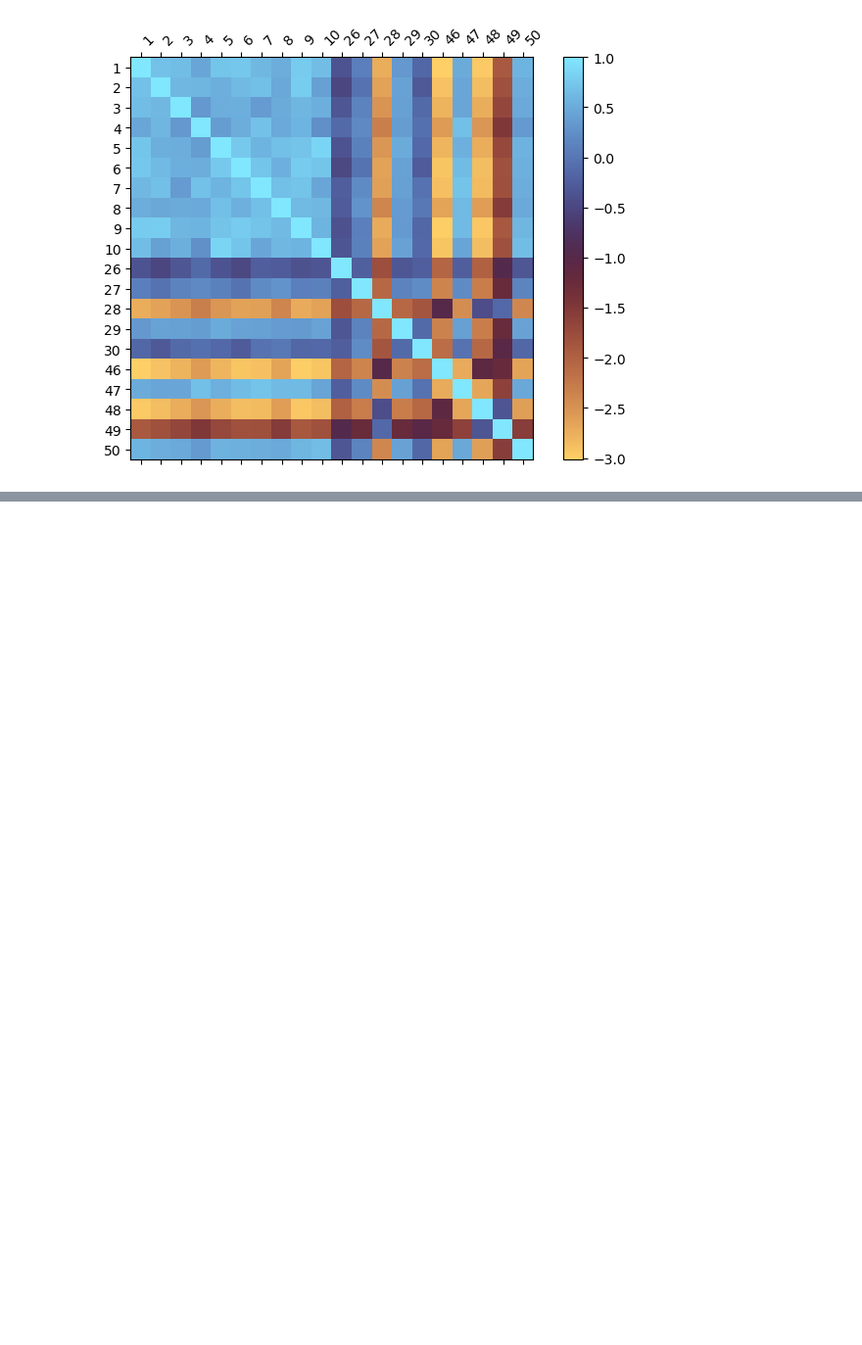
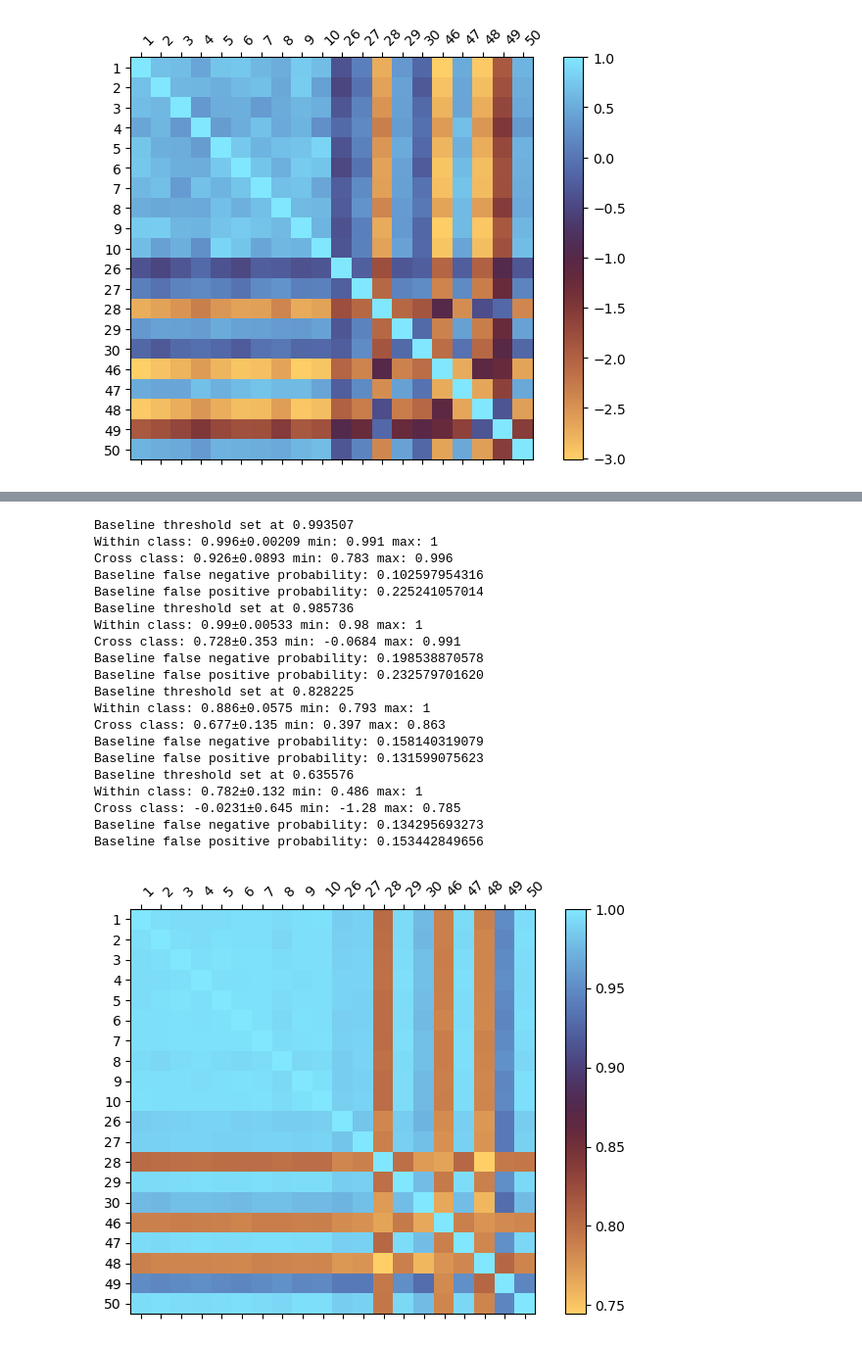
Before and after one commit to jaseg/sampling-mesh-monitor, a Jupyter notebook: jupyter_notebooks/classifier_tests.ipynb, the cells around one changed output, grey strips where cells are left out. Shown at 98% size. Saved outputs shown, nothing was run; the diff lists cells and outputs as text; code cells hidden in the pictures; blank space fills up the shorter version.

```diff
--- a/jupyter_notebooks/classifier_tests.ipynb
+++ b/jupyter_notebooks/classifier_tests.ipynb
@@ -555,0 +603,32 @@ Baseline false positive probability: 0.160396017586
+# %%
+entries = [value for entry in data.values() for value in entry if value['info']['meta'] == 'interleaved-25-07-02-02-p0.3']
+group_baseline = [value for value in entries if not value['info']['mods']]
+group_modified = [value for value in entries if value['info']['mods']]
+
+smooth = None
+plot_vector_covar(group_baseline, group_modified, vector_method='norm', distance_method='corr', smooth=smooth)
+plot_vector_covar(group_baseline, group_modified, vector_method='min', distance_method='corr', smooth=smooth)
+plot_vector_covar(group_baseline, group_modified, vector_method='norm', distance_method='max', smooth=smooth)
+plot_vector_covar(group_baseline, group_modified, vector_method='min', distance_method='max', smooth=smooth)
+# %% [output]
+Baseline threshold set at 0.993507
+Within class: 0.996±0.00209 min: 0.991 max: 1
+Cross class: 0.926±0.0893 min: 0.783 max: 0.996
+Baseline false negative probability: 0.102597954316
+Baseline false positive probability: 0.225241057014
+Baseline threshold set at 0.985736
+Within class: 0.99±0.00533 min: 0.98 max: 1
+Cross class: 0.728±0.353 min: -0.0684 max: 0.991
+Baseline false negative probability: 0.198538870578
+Baseline false positive probability: 0.232579701620
+Baseline threshold set at 0.828225
+Within class: 0.886±0.0575 min: 0.793 max: 1
+Cross class: 0.677±0.135 min: 0.397 max: 0.863
+Baseline false negative probability: 0.158140319079
+Baseline false positive probability: 0.131599075623
+Baseline threshold set at 0.635576
+Within class: 0.782±0.132 min: 0.486 max: 1
+Cross class: -0.0231±0.645 min: -1.28 max: 0.785
+Baseline false negative probability: 0.134295693273
+Baseline false positive probability: 0.153442849656
+[figure, added]
```
Also changed, not shown: parts of 13 cells of this notebook, 1 other file.
